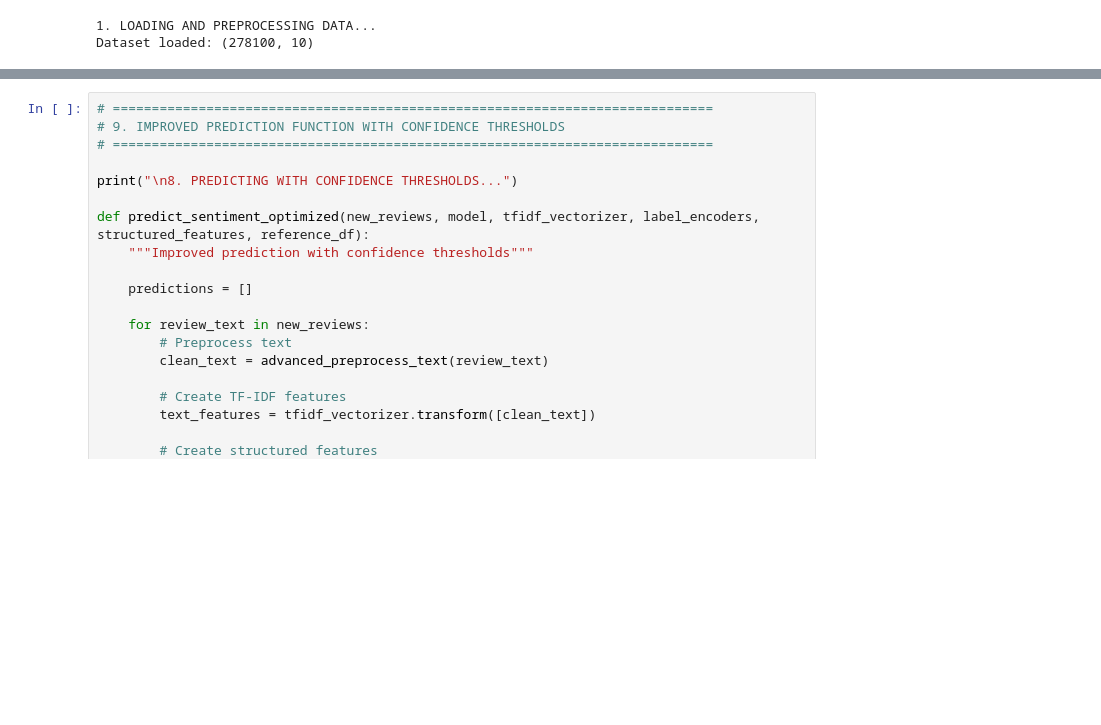
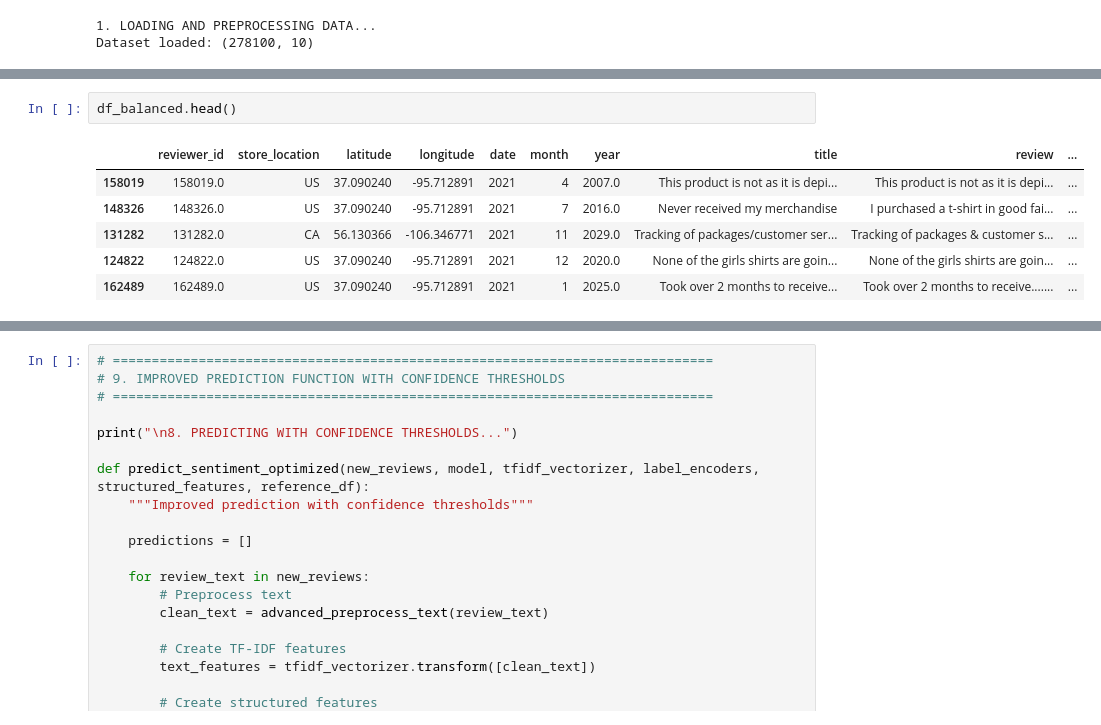
Before and after one commit to SLIIT-AI-Msc/IT5022-ML-group-assignment, a Jupyter notebook: Sentiment_Analysis_Random_Forrest.ipynb, the cells around one changed output, grey strips where cells are left out. Drawn from its saved outputs; the diff is of its cells as text; blank space fills up the shorter version.

```diff
--- a/Sentiment_Analysis_Random_Forrest.ipynb
+++ b/Sentiment_Analysis_Random_Forrest.ipynb
@@ -103,3 +127,12 @@ print(df_balanced['sentiment'].value_counts())
+# %%
+df_balanced.head()
+# %% [output]
+|  | reviewer_id | store_location | latitude | longitude | date | month | year | title | review | ... |
+| 158019 | 158019.0 | US | 37.090240 | -95.712891 | 2021 | 4 | 2007.0 | This product is not as it is depi... | This product is not as it is depi... | ... |
+| 148326 | 148326.0 | US | 37.090240 | -95.712891 | 2021 | 7 | 2016.0 | Never received my merchandise | I purchased a t-shirt in good fai... | ... |
+| 131282 | 131282.0 | CA | 56.130366 | -106.346771 | 2021 | 11 | 2029.0 | Tracking of packages/customer ser... | Tracking of packages & customer s... | ... |
+| 124822 | 124822.0 | US | 37.090240 | -95.712891 | 2021 | 12 | 2020.0 | None of the girls shirts are goin... | None of the girls shirts are goin... | ... |
+| 162489 | 162489.0 | US | 37.090240 | -95.712891 | 2021 | 1 | 2025.0 | Took over 2 months to receive... | Took over 2 months to receive....... | ... |
 # %%
 # =============================================================================
 # 3. ADVANCED TEXT PREPROCESSING
```
Also changed, not shown: parts of 10 cells of this notebook.
